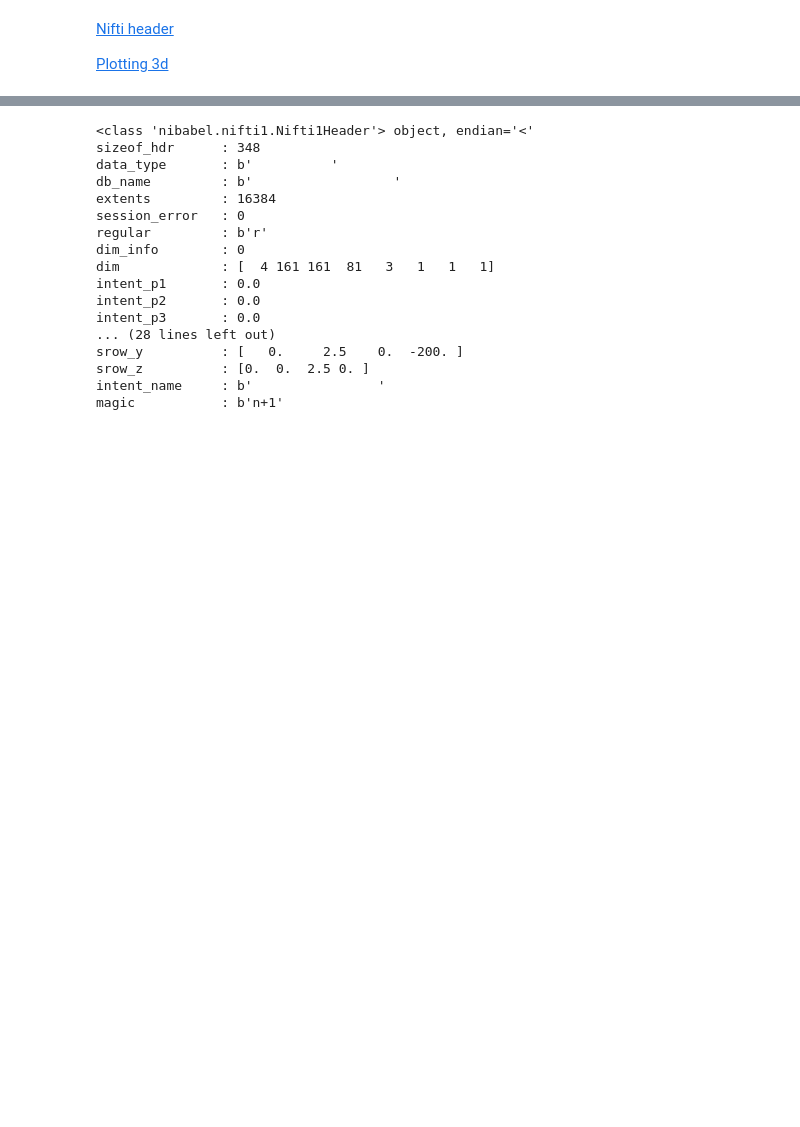
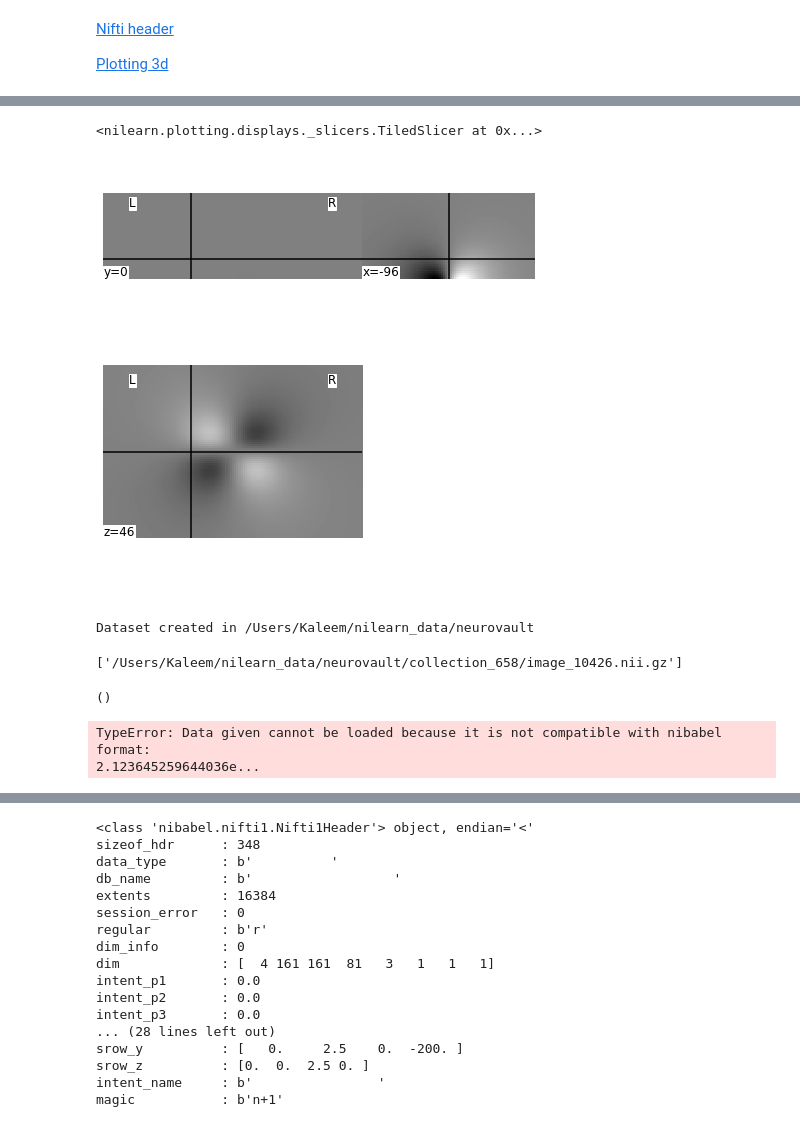
Before and after one commit to Insai/faraday, a Jupyter notebook: NiftiCoilFiles.ipynb, the cells around one changed output, grey strips where cells are left out. Drawn from its saved outputs; the diff is of its cells as text; code cells hidden in the pictures; blank space fills up the shorter version.

```diff
--- a/NiftiCoilFiles.ipynb
+++ b/NiftiCoilFiles.ipynb
@@ -14,0 +169,5 @@ img_25 = nib.load('./ccd-files/Deng_Brain_Stimul_2013/No25_Magstim_Figure8_25mm.
+# %%
+plotting.plot_img(first_rsn, display_mode='tiled', cmap='gray')
+# %% [output]
+<nilearn.plotting.displays._slicers.TiledSlicer at 0x...>
+[figure, added]
@@ -14,0 +177,17 @@ img_25 = nib.load('./ccd-files/Deng_Brain_Stimul_2013/No25_Magstim_Figure8_25mm.
+# %%
+motor_images = datasets.fetch_neurovault_motor_task()
+motor_images.images
+# %% [output]
+Dataset created in /Users/Kaleem/nilearn_data/neurovault
+['/Users/Kaleem/nilearn_data/neurovault/collection_658/image_10426.nii.gz']
+# %%
+tmap_filename = motor_images.images[0]
+np.shape(motor_images.images[0])
+# %% [output]
+()
+# %%
+np.shape(data[:,:,:,0])
+plotting.plot_stat_map(data[:,:,:,0])
+# %% [output]
+TypeError: Data given cannot be loaded because it is not compatible with nibabel format:
+2.123645259644036e...
```
Also changed, not shown: parts of 45 cells of this notebook, 1 other file.
